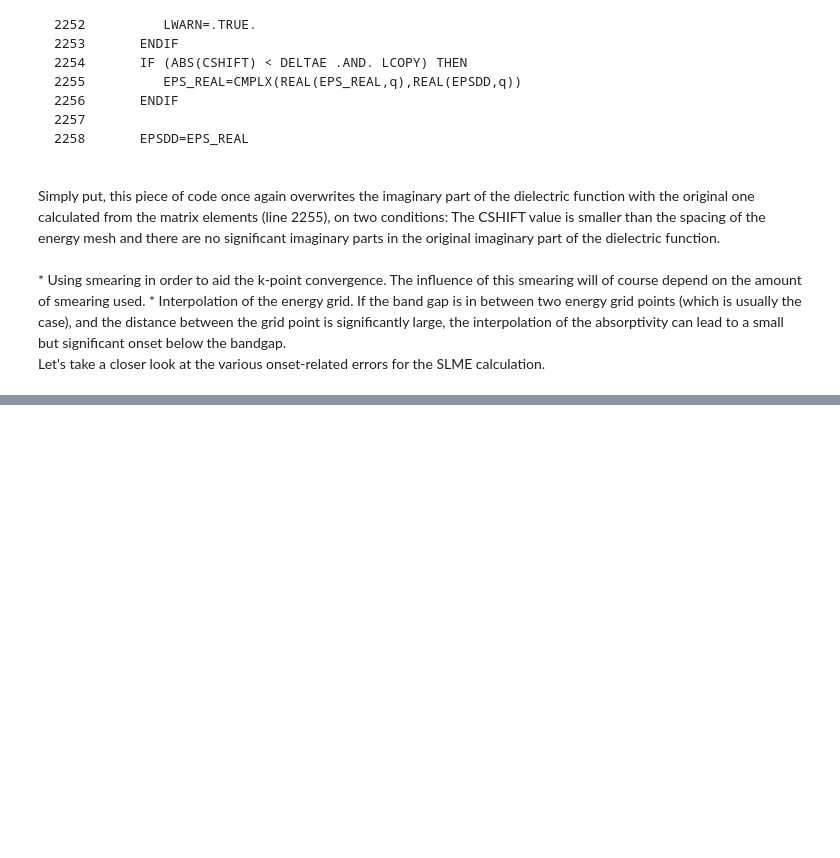
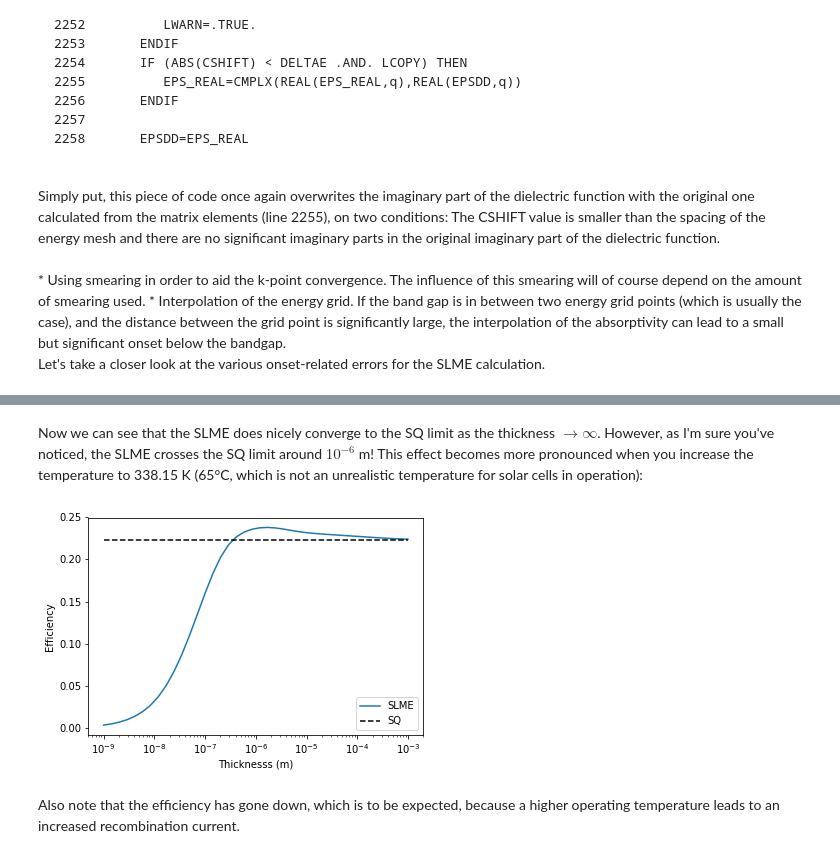
Before and after one commit to CaptainDasheng/jupyter, a Jupyter notebook: slme_analysis/onset.ipynb, the cells around one changed output, grey strips where cells are left out. Drawn from its saved outputs; the diff is of its cells as text; code cells hidden in the pictures; blank space fills up the shorter version.

```diff
--- a/slme_analysis/onset.ipynb
+++ b/slme_analysis/onset.ipynb
@@ -68,0 +110,2 @@ cuinse2_lowc_n2000.plot_slme_vs_thickness(temperature=298.15)
+# %%
+cuinse2_lowc_n6000 = SolarCell.from_file(os.path.join(os.getcwd(), "data", "lowc_nedos6000.xml"))
@@ -68,0 +118,8 @@ cuinse2_lowc_n2000.plot_slme_vs_thickness(temperature=298.15)
+# %% [markdown]
+Now we can see that the SLME does nicely converge to the SQ limit as the thickness $\rightarrow\infty$. However, as I'm sure you've noticed, the SLME crosses the SQ limit around $10^{-6}$ m! This effect becomes more pronounced when you increase the temperature to 338.15 K (65°C, which is not an unrealistic temperature for solar cells in operation):
+# %%
+cuinse2_lowc_n6000.plot_slme_vs_thickness(temperature=338.15)
+# %% [output]
+[figure, added]
+# %% [markdown]
+Also note that the efficiency has gone down, which is to be expected, because a higher operating temperature leads to an increased recombination current.
```
Also changed, not shown: parts of 15 cells of this notebook, 1 other file.
